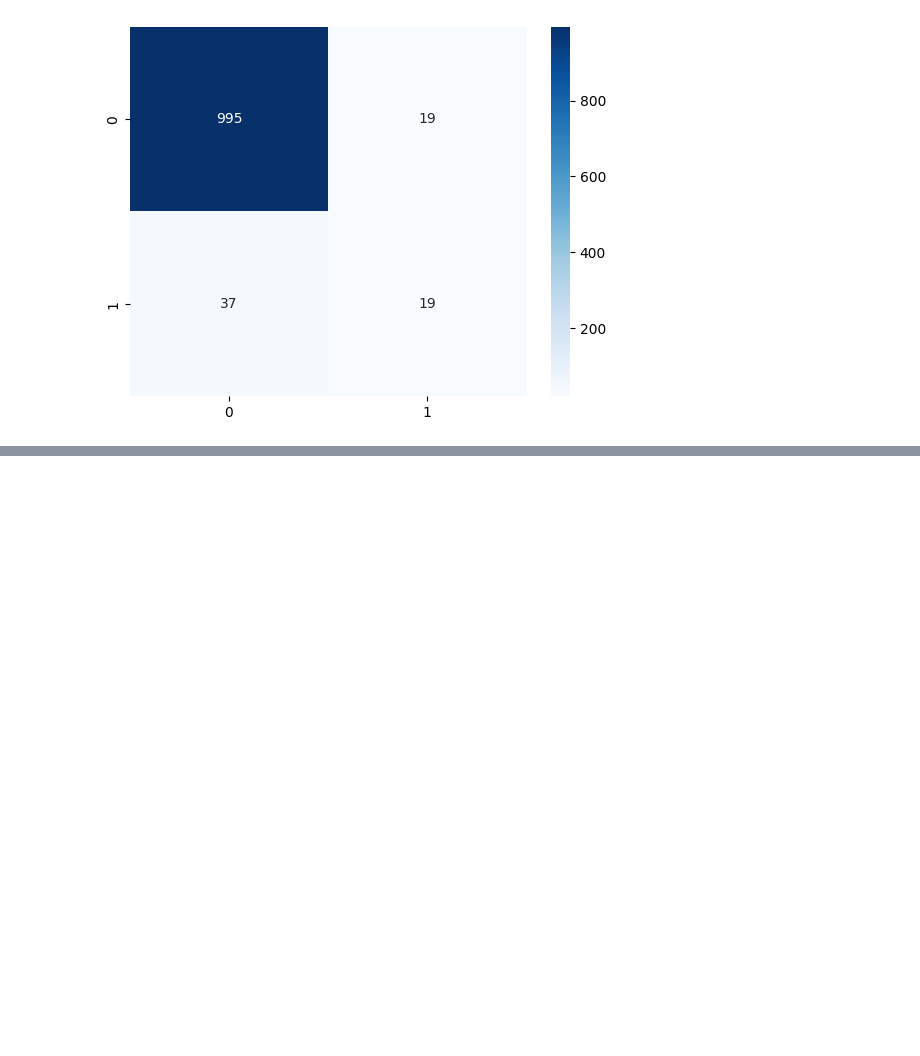
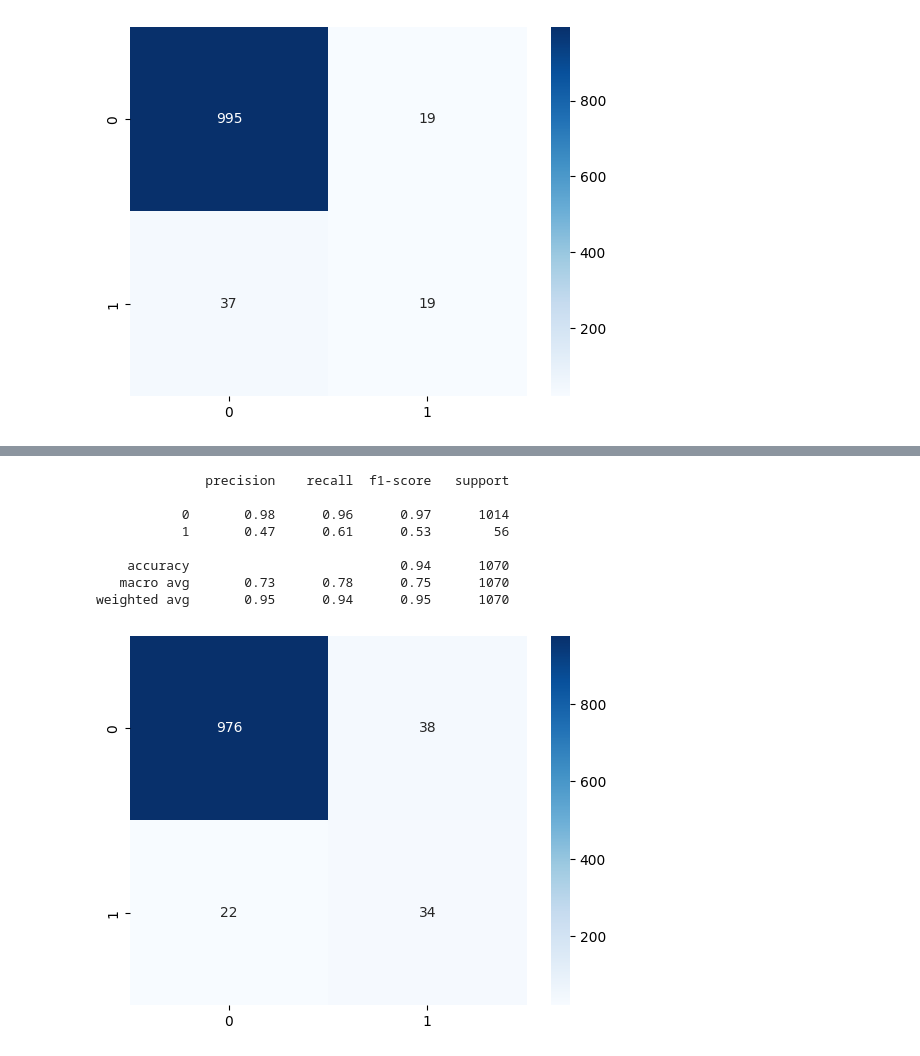
Before and after one commit to aroraomansh/F1-Prediction, a Jupyter notebook: main.ipynb, the cells around one changed output, grey strips where cells are left out. Cells and saved outputs as stored; diff of their text form; code cells hidden in the pictures; blank space fills up the shorter version.

```diff
--- a/main.ipynb
+++ b/main.ipynb
@@ -311,0 +468,18 @@ weighted avg       0.94      0.95      0.94      1070
+# %%
+y_pred=pac.predict(X_test)
+
+print(classification_report(Y_test, y_pred))
+
+cm=confusion_matrix(Y_test, y_pred)
+
+sns.heatmap(cm, annot=True, cmap='Blues',fmt='d');
+# %% [output]
+              precision    recall  f1-score   support
+
+           0       0.98      0.96      0.97      1014
+           1       0.47      0.61      0.53        56
+
+    accuracy                           0.94      1070
+   macro avg       0.73      0.78      0.75      1070
+weighted avg       0.95      0.94      0.95      1070
+[figure, added]
```
Also changed, not shown: parts of 13 cells of this notebook, 1 other file.
